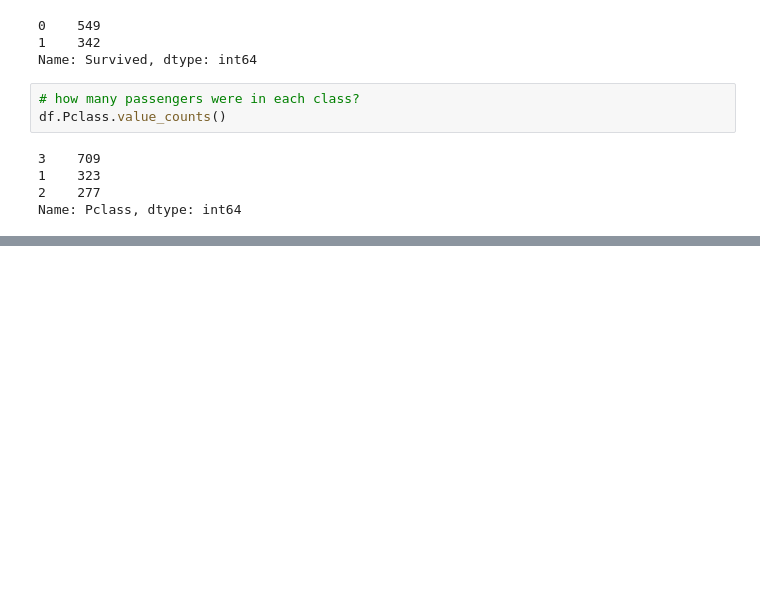
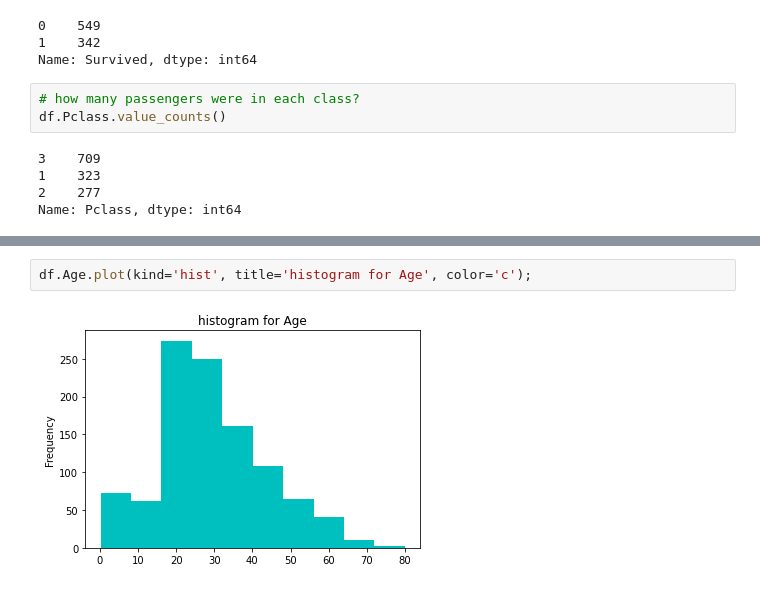
Before and after one commit to mgdlcc/titanic_repo, a Jupyter notebook: 2.0-ak-exploring-processing-data.ipynb, the cells around one changed output, grey strips where cells are left out. Drawn from its saved outputs; the diff is of its cells as text; blank space fills up the shorter version.

```diff
--- a/2.0-ak-exploring-processing-data.ipynb
+++ b/2.0-ak-exploring-processing-data.ipynb
@@ -389,0 +390,4 @@ df.Pclass.value_counts().plot(kind='bar', rot=0, title='Class wise passenger cou
+# %%
+df.Age.plot(kind='hist', title='histogram for Age', color='c');
+# %% [output]
+[figure, added]
```
Also changed, not shown: parts of 8 cells of this notebook.
